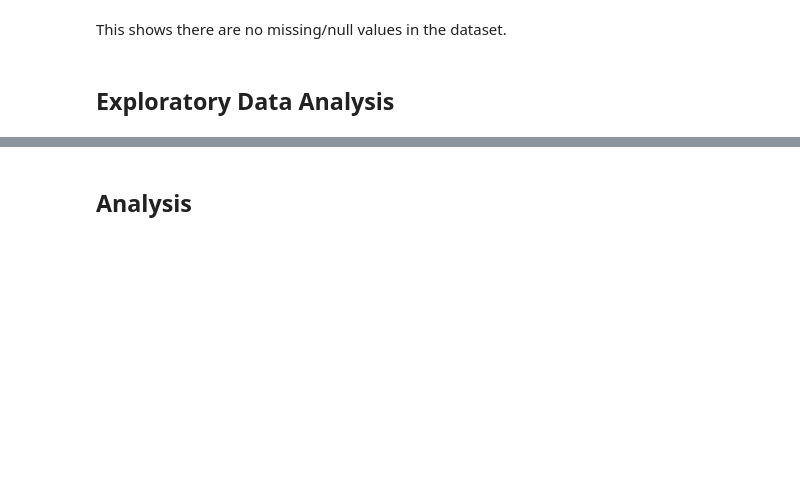
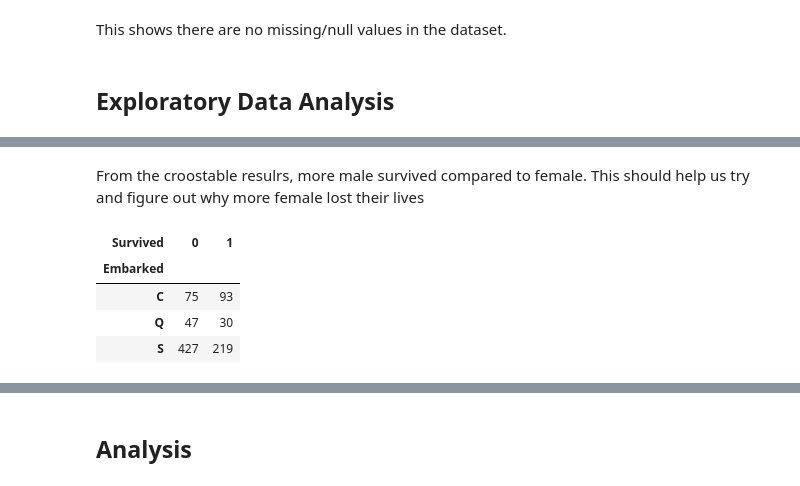
Before and after one commit to dkchebet7/Classification, a Jupyter notebook: Untitled6.ipynb, the cells around one changed output, grey strips where cells are left out. Cells and saved outputs as stored; diff of their text form; code cells hidden in the pictures; blank space fills up the shorter version.

```diff
--- a/Untitled6.ipynb
+++ b/Untitled6.ipynb
@@ -180,0 +212,13 @@ titatic2 = titanic.copy()
+# %% [markdown]
+  From the croostable resulrs, more male survived compared to female.
+  This should help us try and figure out why more female lost their lives
+# %%
+
+embarked = pd.crosstab(titanic2['Embarked'],titanic2['Survived'])
+embarked
+# %% [output]
+| Survived | 0 | 1 |
+| Embarked |  |  |
+| C | 75 | 93 |
+| Q | 47 | 30 |
+| S | 427 | 219 |
```
Also changed, not shown: parts of 20 cells of this notebook.
